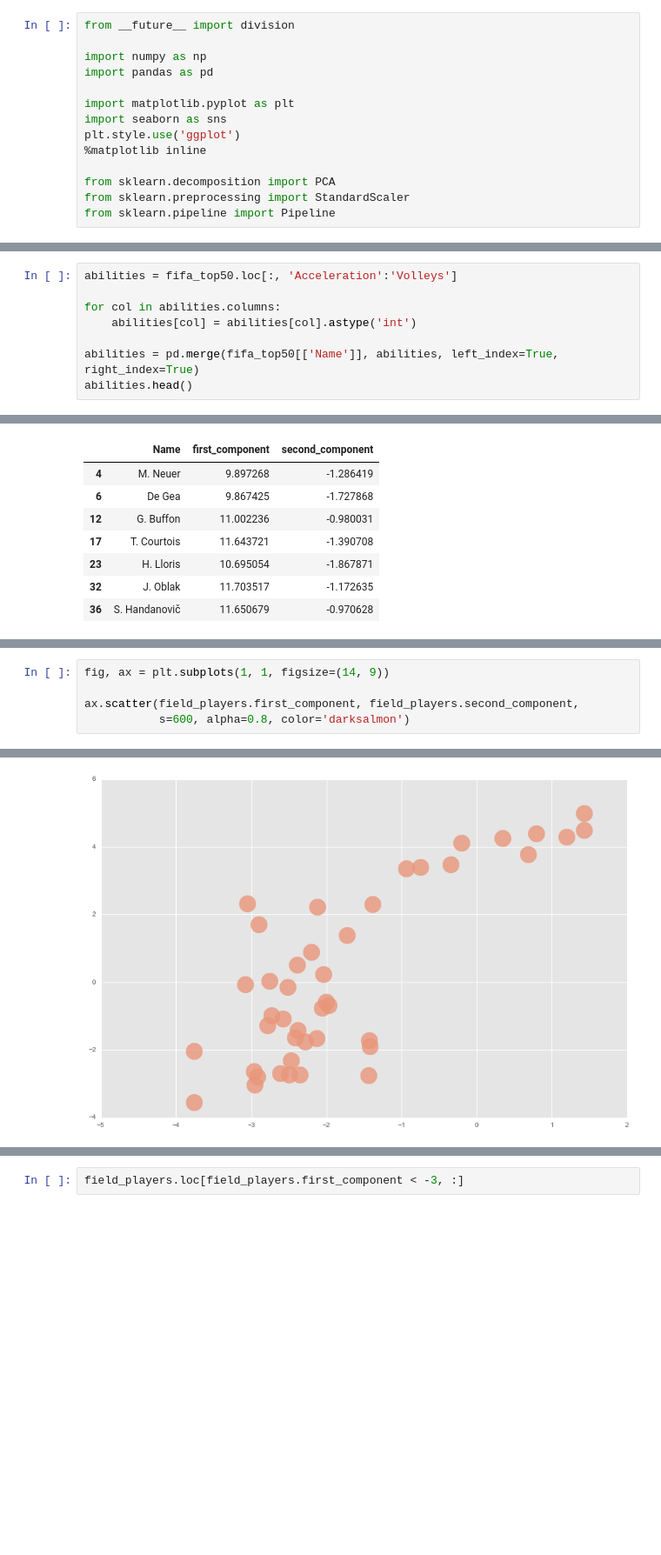
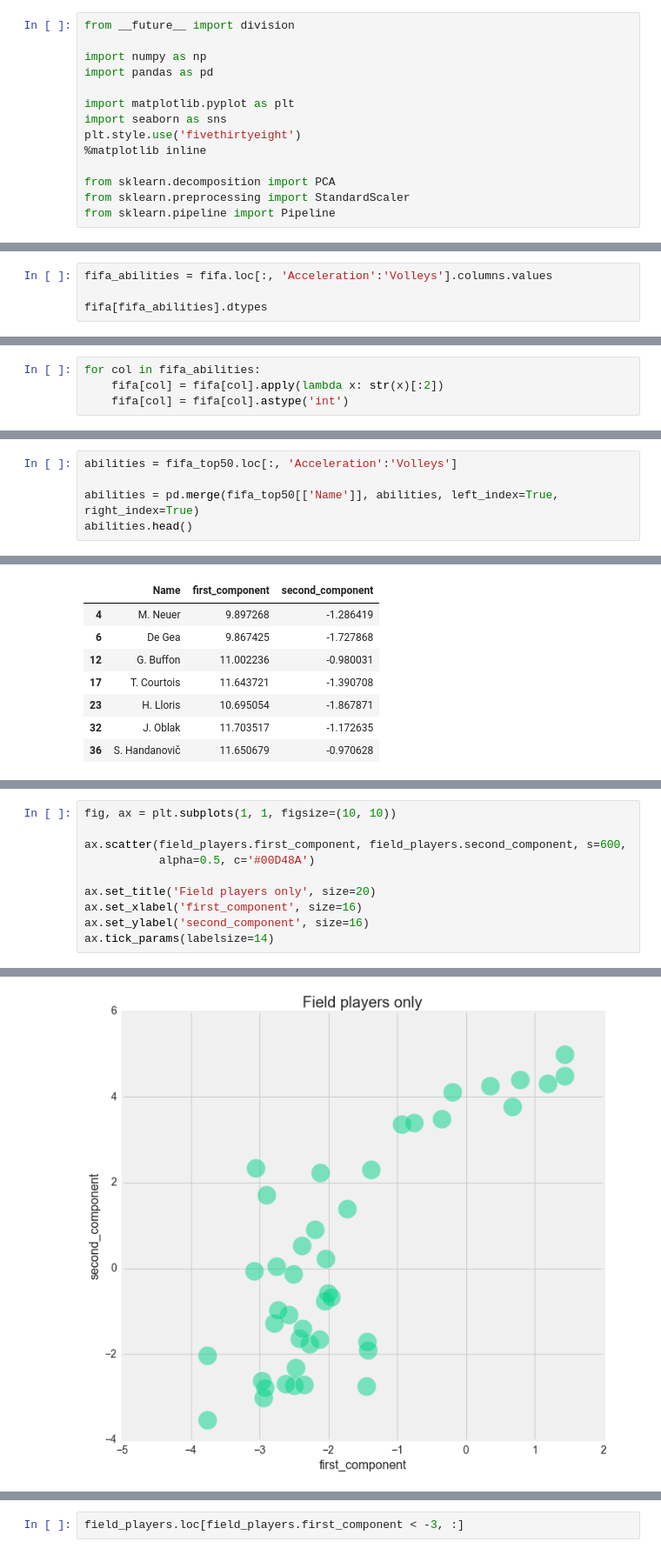
Before and after one commit to adrialuzllompart/fifa-2018, a Jupyter notebook: notebooks/EDA and PCA.ipynb, the cells around one changed output, grey strips where cells are left out. Shown at 87% size. Drawn from its saved outputs; the diff is of its cells as text; blank space fills up the shorter version.

```diff
--- a/notebooks/EDA and PCA.ipynb
+++ b/notebooks/EDA and PCA.ipynb
@@ -6,7 +6,7 @@ import pandas as pd
 
 import matplotlib.pyplot as plt
 import seaborn as sns
-plt.style.use('ggplot')
+plt.style.use('fivethirtyeight')
 %matplotlib inline
 
 from sklearn.decomposition import PCA
@@ -50 +54,5 @@ ST                     2029
 dtype: int64
+# %%
+fifa_abilities = fifa.loc[:, 'Acceleration':'Volleys'].columns.values
+
+fifa[fifa_abilities].dtypes
@@ -50,0 +77,4 @@ dtype: int64
+# %%
+for col in fifa_abilities:
+    fifa[col] = fifa[col].apply(lambda x: str(x)[:2])
+    fifa[col] = fifa[col].astype('int')
@@ -136,9 +182,6 @@ Index([u'Name', u'Age', u'Photo', u'Nationality', u'Flag', u'Overall',
 # %%
 abilities = fifa_top50.loc[:, 'Acceleration':'Volleys']
 
-for col in abilities.columns:
-    abilities[col] = abilities[col].astype('int')
-
 abilities = pd.merge(fifa_top50[['Name']], abilities, left_index=True, right_index=True)
 abilities.head()
 # %% [output]
@@ -213,6 +287,11 @@ field_players = final.loc[final.first_component < 5, :]
 # %%
-fig, ax = plt.subplots(1, 1, figsize=(14, 9))
+fig, ax = plt.subplots(1, 1, figsize=(10, 10))
 
-ax.scatter(field_players.first_component, field_players.second_component,
-           s=600, alpha=0.8, color='darksalmon')
+ax.scatter(field_players.first_component, field_players.second_component, s=600,
+           alpha=0.5, c='#00D48A')
+
+ax.set_title('Field players only', size=20)
+ax.set_xlabel('first_component', size=16)
+ax.set_ylabel('second_component', size=16)
+ax.tick_params(labelsize=14)
 # %% [output]
@@ -220,2 +298,2 @@ ax.scatter(field_players.first_component, field_players.second_component,
-[figure, old version]
+[figure, new version]
 # %%
```
Also changed, not shown: parts of 32 cells of this notebook.
